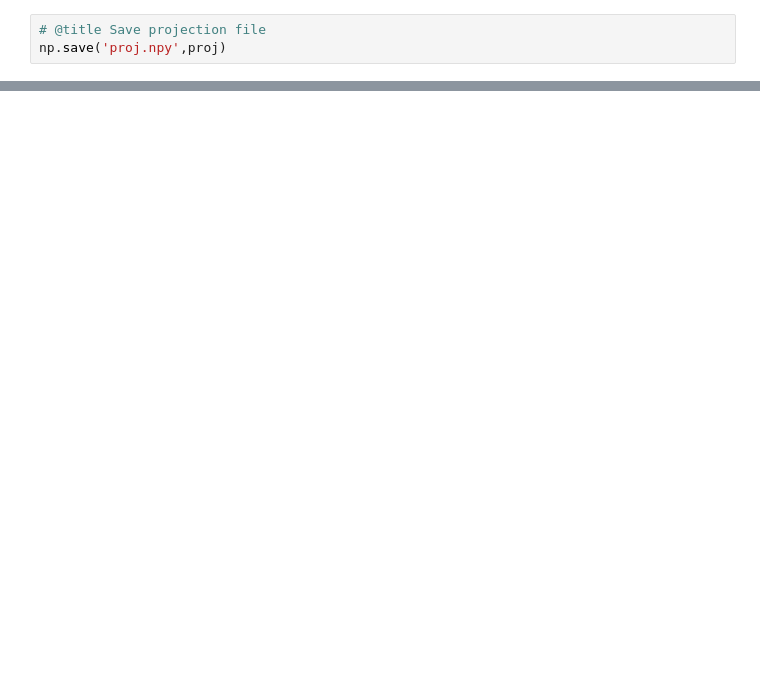
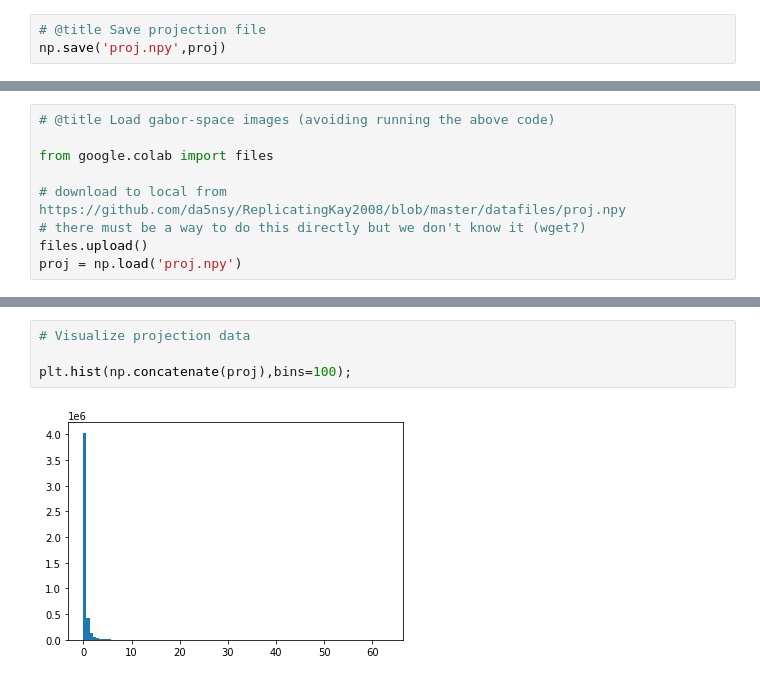
Before and after one commit to da5nsy/ReplicatingKay2008, a Jupyter notebook: main.ipynb, the cells around one changed output, grey strips where cells are left out. Cells and saved outputs as stored; diff of their text form; blank space fills up the shorter version.

```diff
--- a/main.ipynb
+++ b/main.ipynb
@@ -158,0 +186,9 @@ plt.imshow(proj)
+# %%
+# @title Load gabor-space images (avoiding running the above code)
+
+from google.colab import files
+
+# download to local from https://github.com/da5nsy/ReplicatingKay2008/blob/master/datafiles/proj.npy
+# there must be a way to do this directly but we don't know it (wget?)
+files.upload()
+proj = np.load('proj.npy')
@@ -158,0 +198,6 @@ plt.imshow(proj)
+# %%
+# Visualize projection data
+
+plt.hist(np.concatenate(proj),bins=100);
+# %% [output]
+[figure, added]
```
Also changed, not shown: parts of 7 cells of this notebook.
